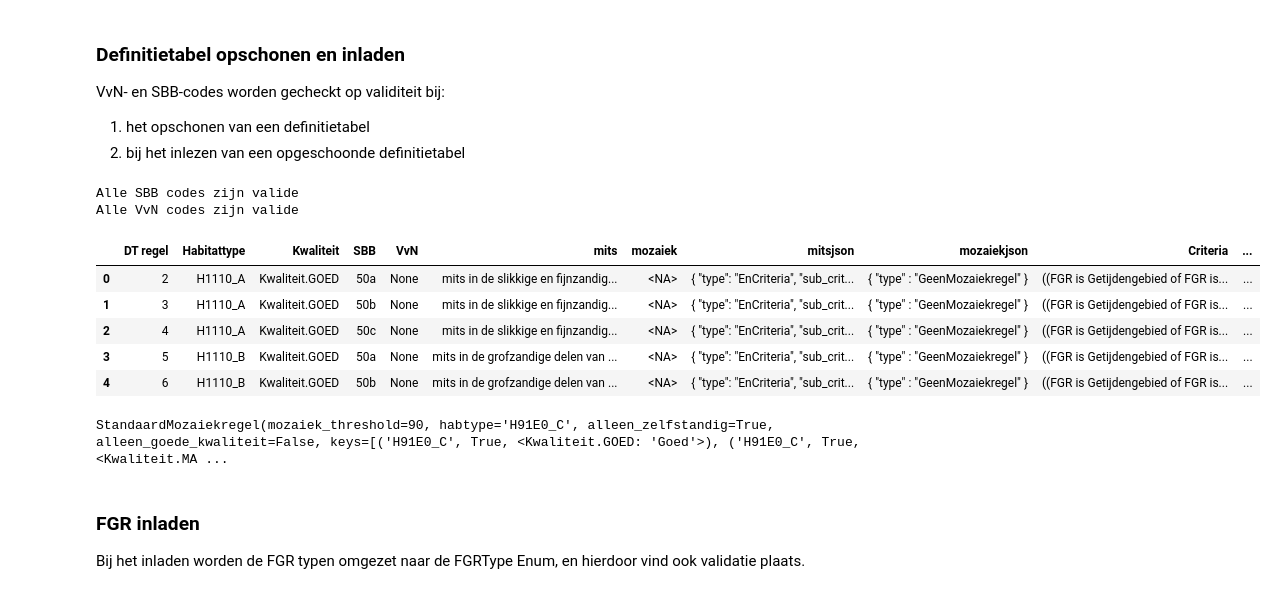
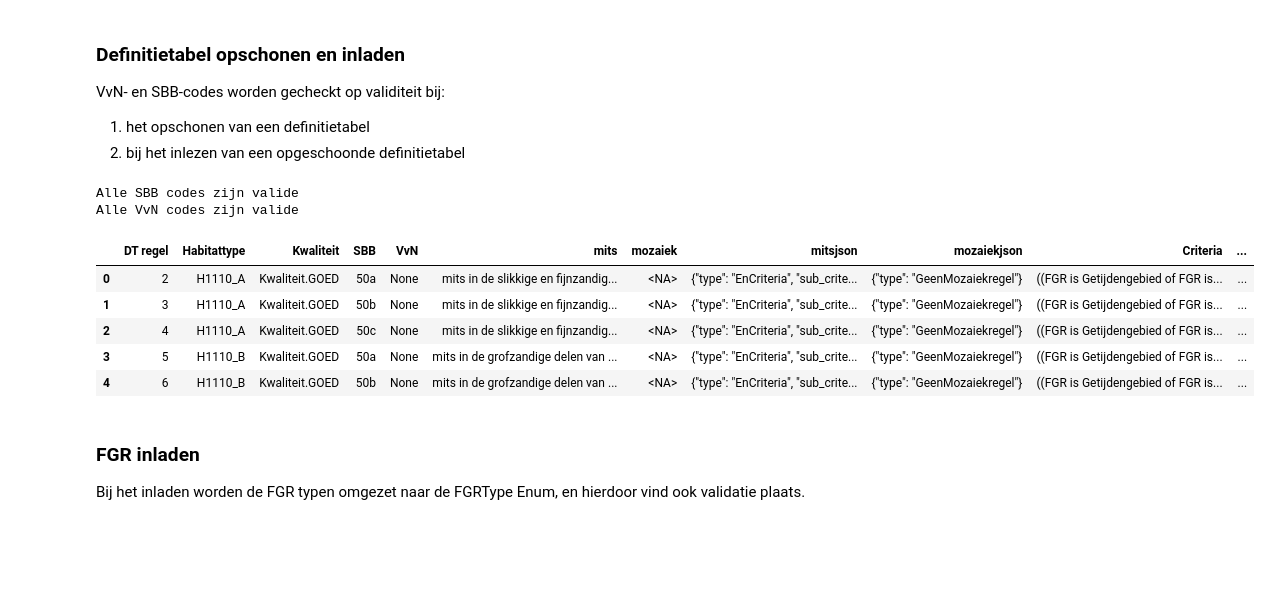
Before and after one commit to Spheer-ai/veg2hab, a Jupyter notebook: notebooks/functionality_test.ipynb, the cells around one changed output. Drawn from its saved outputs; the diff is of its cells as text; code cells hidden in the pictures; blank space fills up the shorter version.

```diff
--- a/notebooks/functionality_test.ipynb
+++ b/notebooks/functionality_test.ipynb
@@ -46,25 +46,21 @@ VvN- en SBB-codes worden gecheckt op validiteit bij:
 2. bij het inlezen van een opgeschoonde definitietabel
 # %%
 path_in_dt = Path("../data/definitietabel habitattypen (versie 24 maart 2009)_0.xls")
-path_in_mitsjson = Path("../data/mitsjson.csv")
-path_in_mozaiekjson = Path("../data/mozaiekjson.csv")
+path_in_mitsjson = Path("../data/mitsjson.json")
+path_in_mozaiekjson = Path("../data/mozaiekjson.json")
 path_out_dt = Path("../testing/opgeschoonde_definitietabel.xlsx")
 opschonen_definitietabel(path_in_dt, path_in_mitsjson, path_in_mozaiekjson, path_out_dt)
 dt = DefinitieTabel.from_excel(path_out_dt)
 dt.df.head()
 # %% [output]
 Alle SBB codes zijn valide
 Alle VvN codes zijn valide
 |  | DT regel | Habitattype | Kwaliteit | SBB | VvN | mits | mozaiek | mitsjson | mozaiekjson | Criteria | ... |
-| 0 | 2 | H1110_A | Kwaliteit.GOED | 50a | None | mits in de slikkige en fijnzandig... | <NA> | { "type": "EnCriteria", "sub_crit... | { "type" : "GeenMozaiekregel" } | ((FGR is Getijdengebied of FGR is... | ... |
-| 1 | 3 | H1110_A | Kwaliteit.GOED | 50b | None | mits in de slikkige en fijnzandig... | <NA> | { "type": "EnCriteria", "sub_crit... | { "type" : "GeenMozaiekregel" } | ((FGR is Getijdengebied of FGR is... | ... |
-| 2 | 4 | H1110_A | Kwaliteit.GOED | 50c | None | mits in de slikkige en fijnzandig... | <NA> | { "type": "EnCriteria", "sub_crit... | { "type" : "GeenMozaiekregel" } | ((FGR is Getijdengebied of FGR is... | ... |
-| 3 | 5 | H1110_B | Kwaliteit.GOED | 50a | None | mits in de grofzandige delen van ... | <NA> | { "type": "EnCriteria", "sub_crit... | { "type" : "GeenMozaiekregel" } | ((FGR is Getijdengebied of FGR is... | ... |
-| 4 | 6 | H1110_B | Kwaliteit.GOED | 50b | None | mits in de grofzandige delen van ... | <NA> | { "type": "EnCriteria", "sub_crit... | { "type" : "GeenMozaiekregel" } | ((FGR is Getijdengebied of FGR is... | ... |
+| 0 | 2 | H1110_A | Kwaliteit.GOED | 50a | None | mits in de slikkige en fijnzandig... | <NA> | {"type": "EnCriteria", "sub_crite... | {"type": "GeenMozaiekregel"} | ((FGR is Getijdengebied of FGR is... | ... |
+| 1 | 3 | H1110_A | Kwaliteit.GOED | 50b | None | mits in de slikkige en fijnzandig... | <NA> | {"type": "EnCriteria", "sub_crite... | {"type": "GeenMozaiekregel"} | ((FGR is Getijdengebied of FGR is... | ... |
+| 2 | 4 | H1110_A | Kwaliteit.GOED | 50c | None | mits in de slikkige en fijnzandig... | <NA> | {"type": "EnCriteria", "sub_crite... | {"type": "GeenMozaiekregel"} | ((FGR is Getijdengebied of FGR is... | ... |
+| 3 | 5 | H1110_B | Kwaliteit.GOED | 50a | None | mits in de grofzandige delen van ... | <NA> | {"type": "EnCriteria", "sub_crite... | {"type": "GeenMozaiekregel"} | ((FGR is Getijdengebied of FGR is... | ... |
+| 4 | 6 | H1110_B | Kwaliteit.GOED | 50b | None | mits in de grofzandige delen van ... | <NA> | {"type": "EnCriteria", "sub_crite... | {"type": "GeenMozaiekregel"} | ((FGR is Getijdengebied of FGR is... | ... |
-# %%
-dt.df.Mozaiekregel.iloc[-6]
-# %% [output]
-StandaardMozaiekregel(mozaiek_threshold=90, habtype='H91E0_C', alleen_zelfstandig=True, alleen_goede_kwaliteit=False, keys=[('H91E0_C', True, <Kwaliteit.GOED: 'Goed'>), ('H91E0_C', True, <Kwaliteit.MA ...
 # %% [markdown]
 ### FGR inladen
 
```
Also changed, not shown: parts of 3 cells of this notebook, 9 other files.
